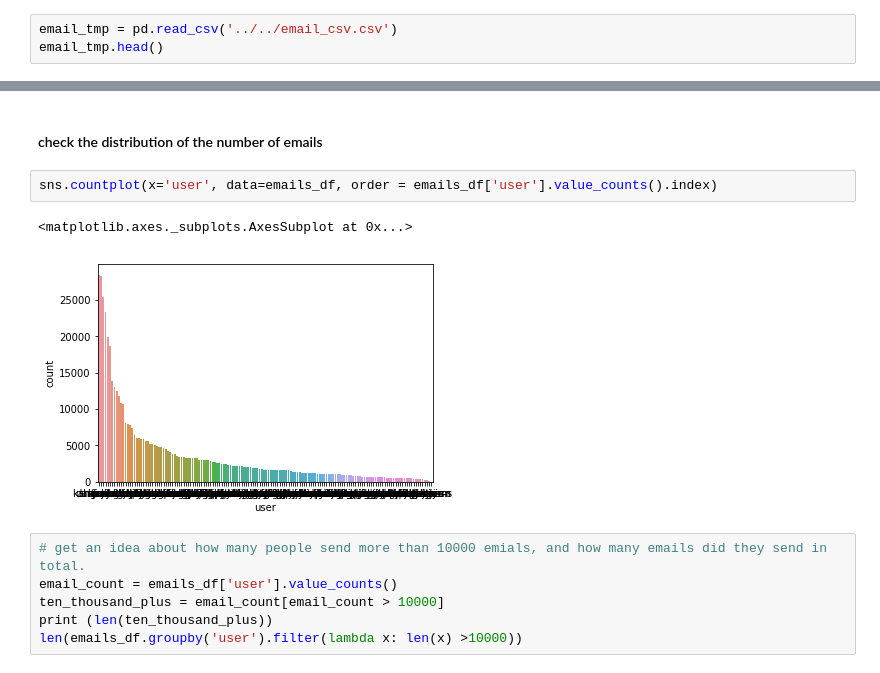
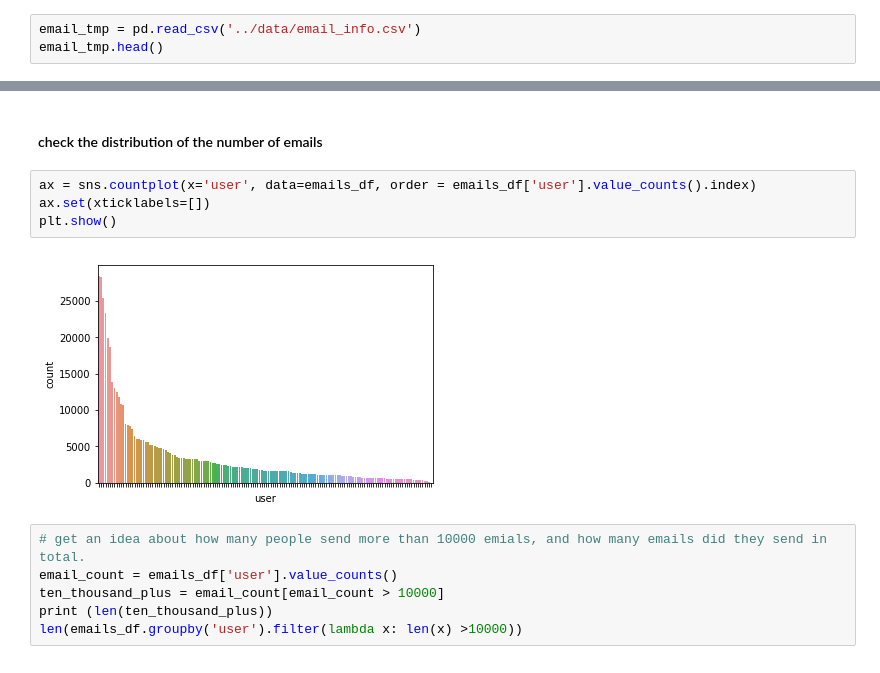
Before and after one commit to JingQin-JQ/Author-classification-Enron-email-database, a Jupyter notebook: src/Enron.ipynb, the cells around one changed output, grey strips where cells are left out. Drawn from its saved outputs; the diff is of its cells as text.

```diff
--- a/src/Enron.ipynb
+++ b/src/Enron.ipynb
@@ -93,5 +65,5 @@ emails_df.to_csv("email_csv.csv", index=False)
 # %%
-email_tmp = pd.read_csv('../../email_csv.csv')
+email_tmp = pd.read_csv('../data/email_info.csv')
 email_tmp.head()
 # %% [output]
 |  | file | Message-ID | Date | From | To | Subject | Mime-Version | Content-Type | ... |
@@ -152,10 +124,11 @@ array(["frozenset({'dhunter@smithandkempton.com'})",
 # %% [markdown]
 #### check the distribution of the number of emails
 # %%
-sns.countplot(x='user', data=emails_df, order = emails_df['user'].value_counts().index)
+ax = sns.countplot(x='user', data=emails_df, order = emails_df['user'].value_counts().index)
+ax.set(xticklabels=[])
+plt.show()
 # %% [output]
-<matplotlib.axes._subplots.AxesSubplot at 0x...>
-[figure, old version]
+[figure, new version]
 # %%
 # get an idea about how many people send more than 10000 emials, and how many emails did they send in total.
 email_count = emails_df['user'].value_counts()
```
Also changed, not shown: parts of 41 cells of this notebook, 9 other files.
